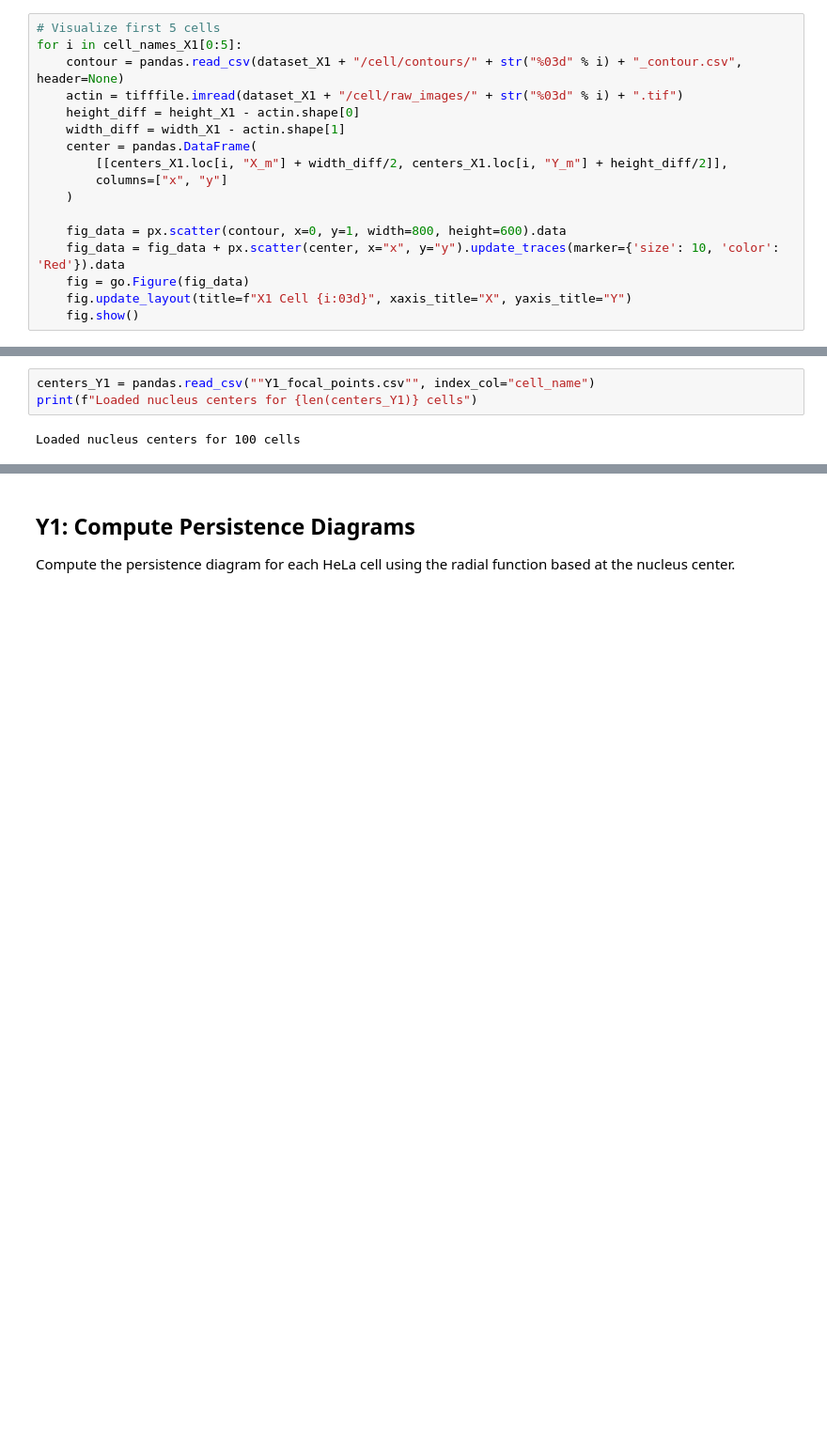
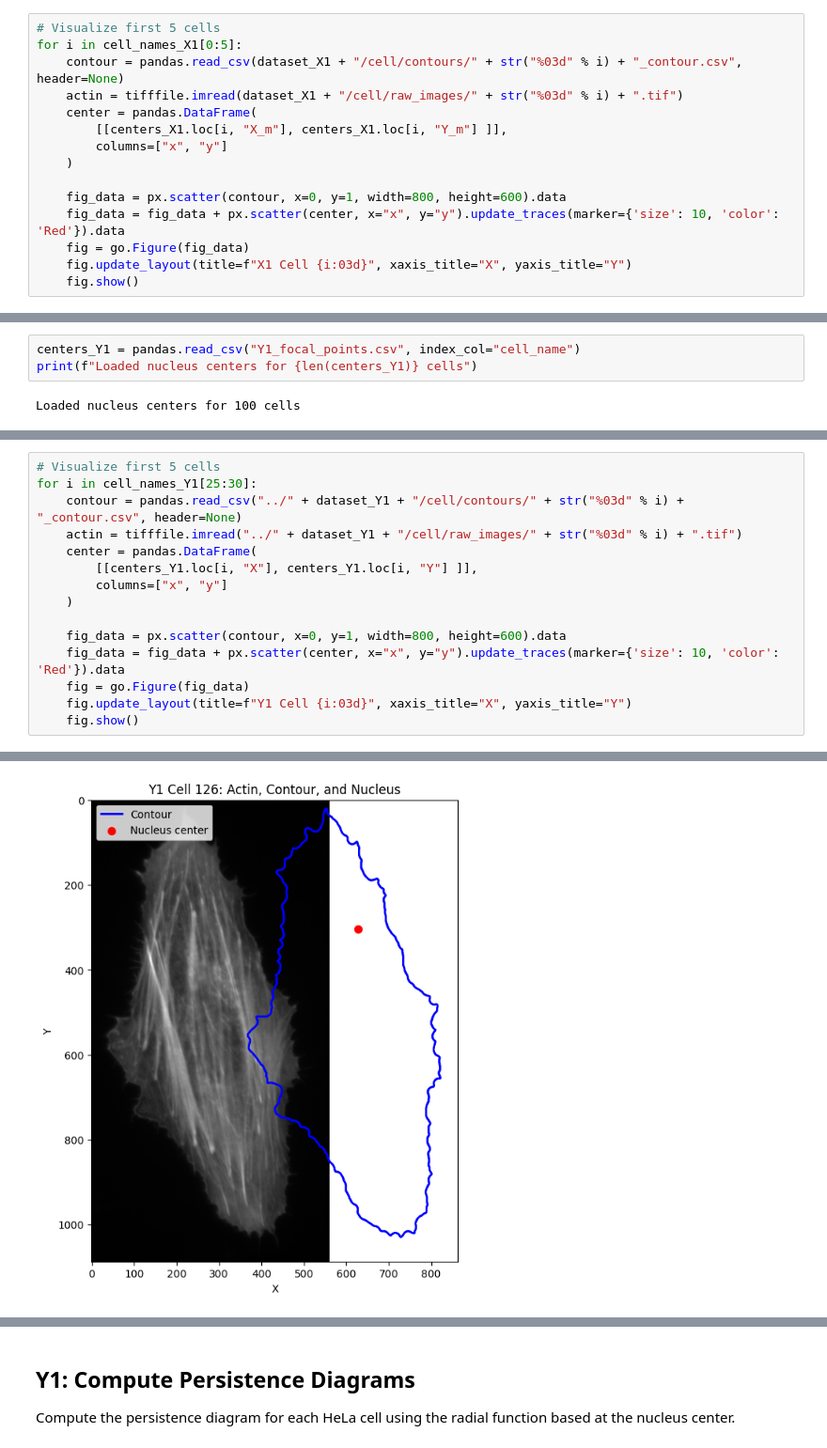
Before and after one commit to yossibokorbleile/PDaMSoC-data, a Jupyter notebook: PersistentHomologyAnalysis/analysis.ipynb, the cells around one changed output, grey strips where cells are left out. Shown at 94% size. Saved outputs shown, nothing was run; the diff lists cells and outputs as text; blank space fills up the shorter version.

Commit message:
Fix translation of focal points between coordinate frames

```diff
--- a/PersistentHomologyAnalysis/analysis.ipynb
+++ b/PersistentHomologyAnalysis/analysis.ipynb
@@ -262,10 +262,8 @@ We can visualize some sample contours and mark the center of the nucleus (shown
 for i in cell_names_X1[0:5]:
 	contour = pandas.read_csv(dataset_X1 + "/cell/contours/" + str("%03d" % i) + "_contour.csv", header=None)
 	actin = tifffile.imread(dataset_X1 + "/cell/raw_images/" + str("%03d" % i) + ".tif")
-	height_diff = height_X1 - actin.shape[0]
-	width_diff = width_X1 - actin.shape[1]
 	center = pandas.DataFrame(
-		[[centers_X1.loc[i, "X_m"] + width_diff/2, centers_X1.loc[i, "Y_m"] + height_diff/2]],
+		[[centers_X1.loc[i, "X_m"], centers_X1.loc[i, "Y_m"] ]],
 		columns=["x", "y"]
 	)
 
@@ -501,7 +499,7 @@ Y1 dataset contains 100 cells
 # %% [markdown]
 ## Y1: Load Nucleus Centers
 # %%
-centers_Y1 = pandas.read_csv(""Y1_focal_points.csv"", index_col="cell_name")
+centers_Y1 = pandas.read_csv("Y1_focal_points.csv", index_col="cell_name")
 print(f"Loaded nucleus centers for {len(centers_Y1)} cells")
 # %% [output]
 Loaded nucleus centers for 100 cells
@@ -507,0 +549,16 @@ Loaded nucleus centers for 100 cells
+# %%
+# Visualize first 5 cells
+for i in cell_names_Y1[25:30]:
+	contour = pandas.read_csv("../" + dataset_Y1 + "/cell/contours/" + str("%03d" % i) + "_contour.csv", header=None)
+	actin = tifffile.imread("../" + dataset_Y1 + "/cell/raw_images/" + str("%03d" % i) + ".tif")
+	center = pandas.DataFrame(
+		[[centers_Y1.loc[i, "X"], centers_Y1.loc[i, "Y"] ]],
+		columns=["x", "y"]
+	)
+
+	fig_data = px.scatter(contour, x=0, y=1, width=800, height=600).data
+	fig_data = fig_data + px.scatter(center, x="x", y="y").update_traces(marker={'size': 10, 'color': 'Red'}).data
+	fig = go.Figure(fig_data)
+	fig.update_layout(title=f"Y1 Cell {i:03d}", xaxis_title="X", yaxis_title="Y")
+	fig.show()
+# %% [output]
@@ -507,0 +570 @@ Loaded nucleus centers for 100 cells
+[figure, added]
```
Also changed, not shown: parts of 3 cells of this notebook, 1 other file.
